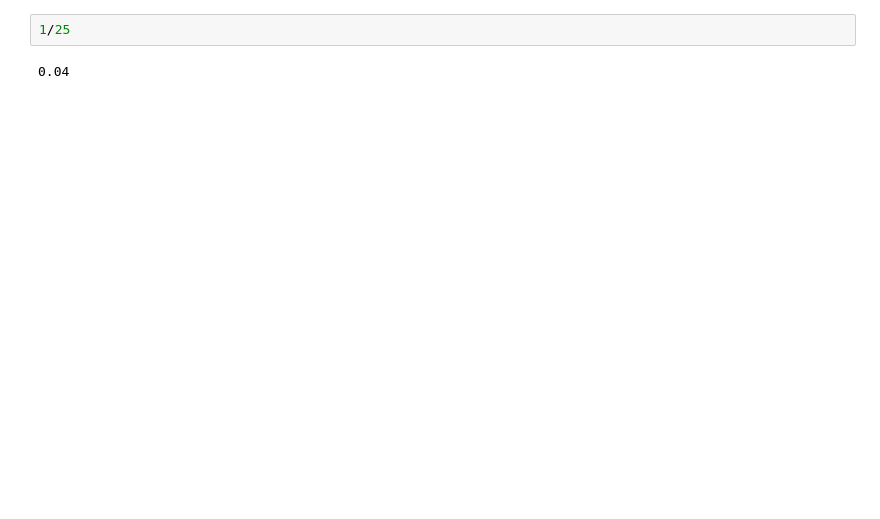
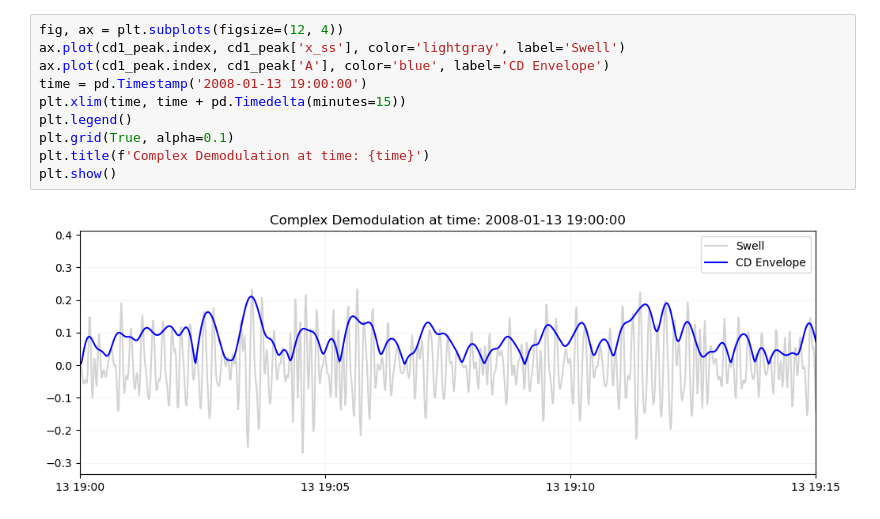
Before and after one commit to isidora-rojas/PILOT_Mokuleia, a Jupyter notebook: 2026_Mark_Meetings/2026-01-30_MESSY.ipynb, the cells around one changed output. Drawn from its saved outputs; the diff is of its cells as text; blank space fills up the shorter version.

```diff
--- a/2026_Mark_Meetings/2026-01-30_MESSY.ipynb
+++ b/2026_Mark_Meetings/2026-01-30_MESSY.ipynb
@@ -24,4 +99,12 @@ NameError: name 'f0' is not defined
 # %%
-1/25
+fig, ax = plt.subplots(figsize=(12, 4))
+ax.plot(cd1_peak.index, cd1_peak['x_ss'], color='lightgray', label='Swell')
+ax.plot(cd1_peak.index, cd1_peak['A'], color='blue', label='CD Envelope')
+time = pd.Timestamp('2008-01-13 19:00:00')
+plt.xlim(time, time + pd.Timedelta(minutes=15))
+plt.legend()
+plt.grid(True, alpha=0.1)
+plt.title(f'Complex Demodulation at time: {time}')
+plt.show()
 # %% [output]
-0.04
+[figure, added]
```
Also changed, not shown: parts of 11 cells of this notebook, 4 other files.
